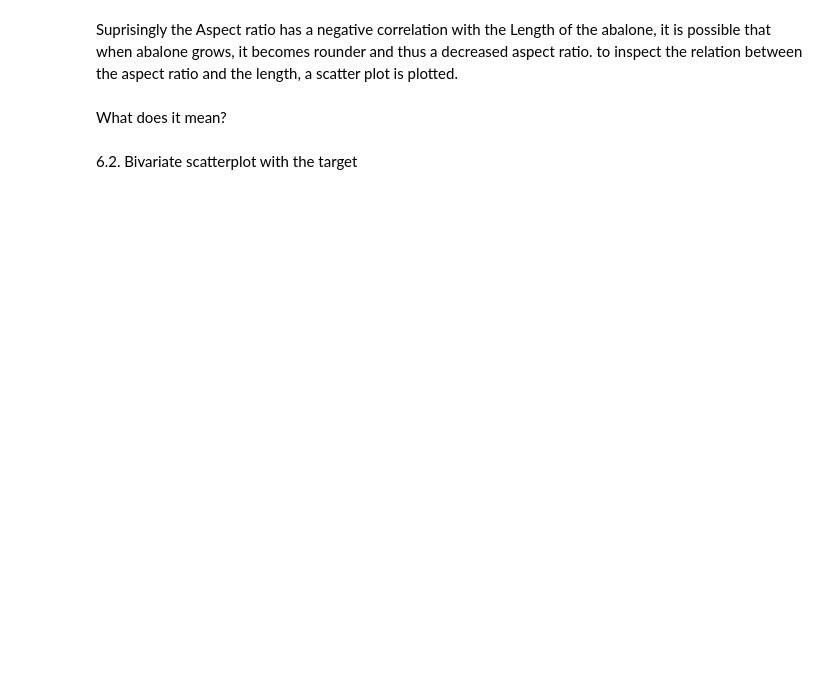
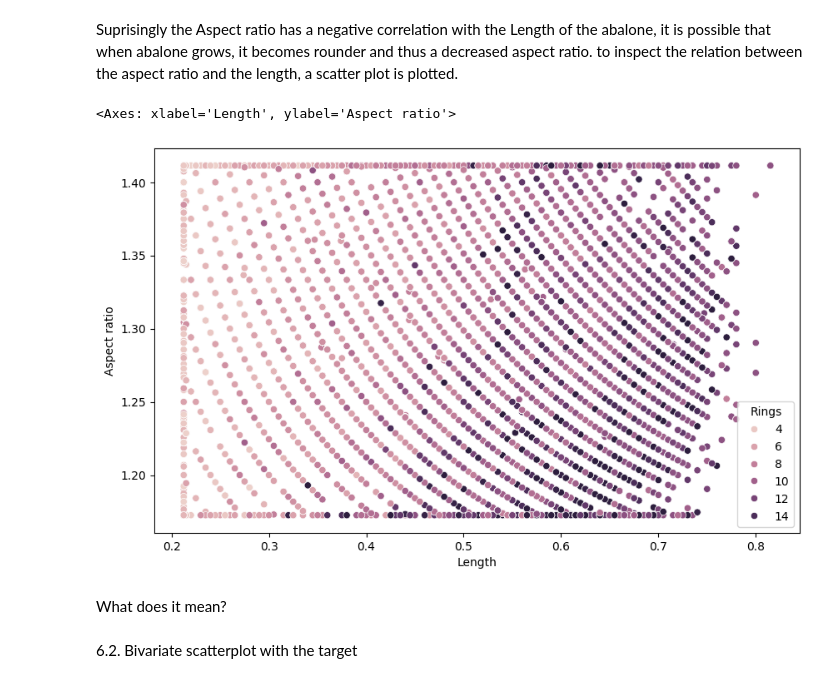
Before and after one commit to Oikiy/Remote_Abalone_Regression, a Jupyter notebook: notebook/Regression_Abalone.ipynb, the cells around one changed output. Saved outputs shown, nothing was run; the diff lists cells and outputs as text; code cells hidden in the pictures; blank space fills up the shorter version.

```diff
--- a/notebook/Regression_Abalone.ipynb
+++ b/notebook/Regression_Abalone.ipynb
@@ -578,7 +628,10 @@ Suprisingly the Aspect ratio has a negative correlation with the Length of the a
 # %%
 # scatter plot of aspect ratio v.s. length
 plt.figure(figsize=(10, 6))
-sns.scatterplot(x='Length', y='Aspect ratio', data=train_df, color='skyblue', hue='Length')
+sns.scatterplot(x='Length', y='Aspect ratio', data=train_wo_O, color='skyblue', hue='Rings')
+# %% [output]
+<Axes: xlabel='Length', ylabel='Aspect ratio'>
+[figure, added]
 # %% [markdown]
 What does it mean?
 # %% [markdown]
```
Also changed, not shown: parts of 13 cells of this notebook.
